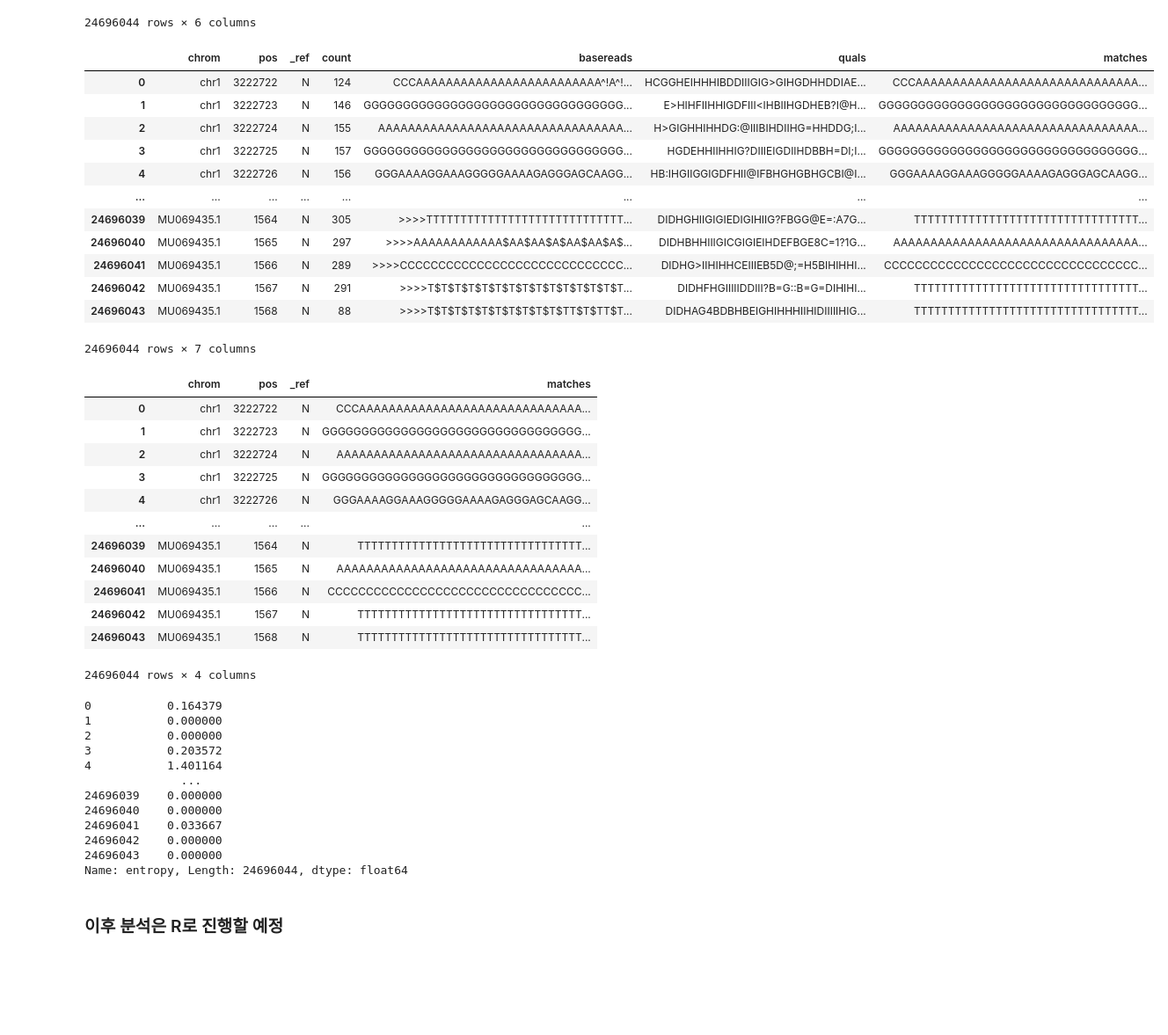
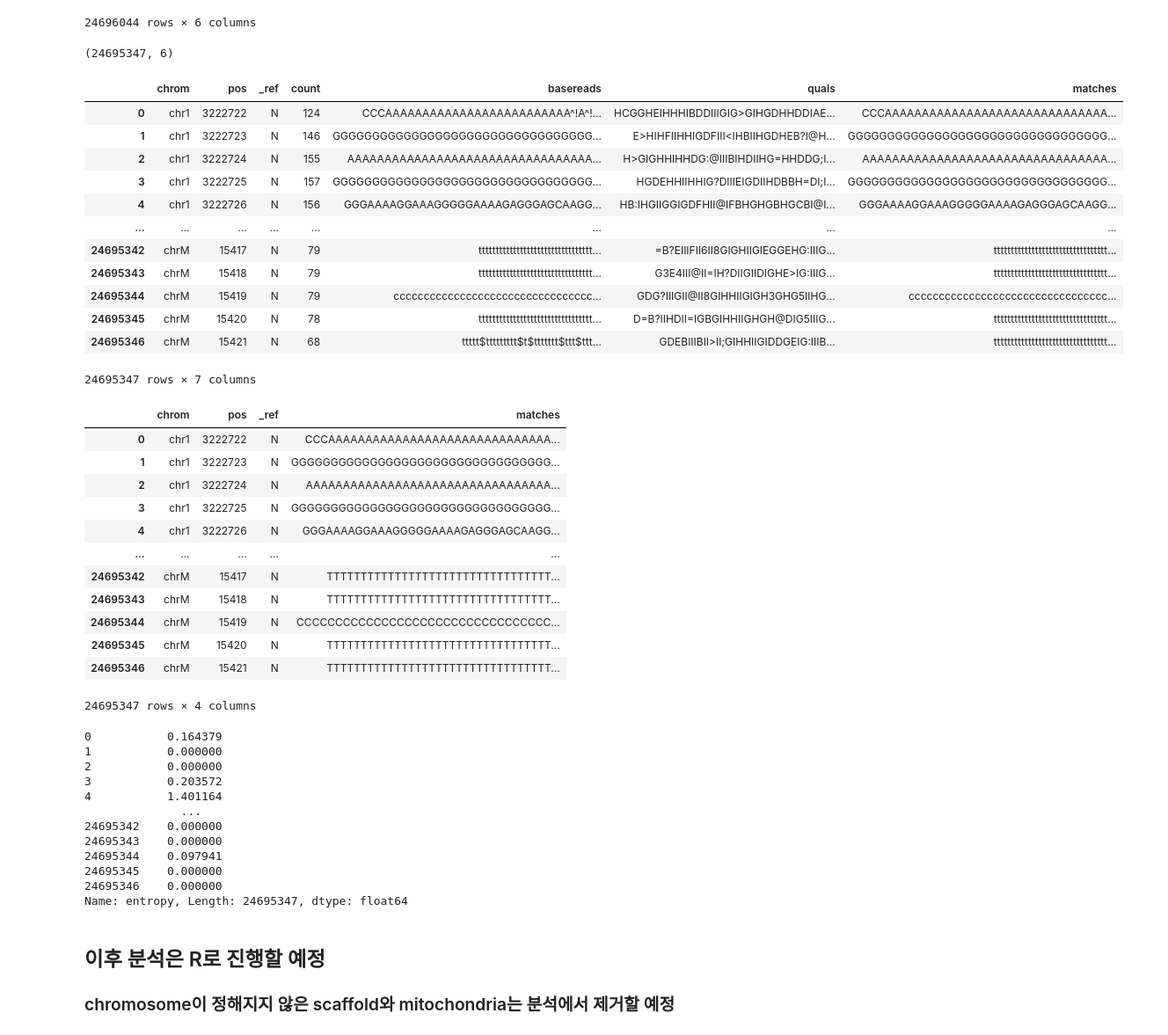
Before and after one commit to heomanism/Bioinformatics1, a Jupyter notebook: Free_Proj/Bioinformatics1_FreeProject.ipynb, the cells around one changed output. Shown: that part at 88% size. Saved outputs shown, nothing was run; the diff lists cells and outputs as text; code cells hidden in the pictures; blank space fills up the shorter version.

```diff
--- a/Free_Proj/Bioinformatics1_FreeProject.ipynb
+++ b/Free_Proj/Bioinformatics1_FreeProject.ipynb
@@ -202,24 +238,31 @@ pileup_35L33G
 | 24696042 | MU069435.1 | 1567 | N | 291 | >>>>T$T$T$T$T$T$T$T$T$T$T$T$T$T$T... | DIDHFHGIIIIIDDIII?B=G::B=G=DIHIHI... |
 | 24696043 | MU069435.1 | 1568 | N | 88 | >>>>T$T$T$T$T$T$T$T$T$T$TT$T$TT$T... | DIDHAG4BDBHBEIGHIHHHIIHIDIIIIIHIG... |
 24696044 rows × 6 columns
+# %%
+## chromosome filtering
+chrfiltered_pileup_35L33G = pileup_35L33G[pileup_35L33G['chrom'].str.startswith("chr")].copy()
+# %%
+chrfiltered_pileup_35L33G.shape
+# %% [output]
+(24695347, 6)
 # %%
 import re
 toremove = re.compile('[<>$*#]')
 toremove2= re.compile('\^.')
-pileup_35L33G['matches'] = pileup_35L33G['basereads'].apply(lambda x: toremove.sub('', x))
-pileup_35L33G['matches'] = pileup_35L33G['matches'].apply(lambda x: toremove2.sub('', x))
-pileup_35L33G
+chrfiltered_pileup_35L33G['matches'] = chrfiltered_pileup_35L33G['basereads'].apply(lambda x: toremove.sub('', x))
+chrfiltered_pileup_35L33G['matches'] = chrfiltered_pileup_35L33G['matches'].apply(lambda x: toremove2.sub('', x))
+chrfiltered_pileup_35L33G
 # %% [output]
 |  | chrom | pos | _ref | count | basereads | quals | matches |
 | 0 | chr1 | 3222722 | N | 124 | CCCAAAAAAAAAAAAAAAAAAAAAAAAA^!A^!... | HCGGHEIHHHIBDDIIIGIG>GIHGDHHDDIAE... | CCCAAAAAAAAAAAAAAAAAAAAAAAAAAAAAA... |
 | 1 | chr1 | 3222723 | N | 146 | GGGGGGGGGGGGGGGGGGGGGGGGGGGGGGGGG... | E>HIHFIIHHIGDFIII<IHBIIHGDHEB?I@H... | GGGGGGGGGGGGGGGGGGGGGGGGGGGGGGGGG... |
 | 2 | chr1 | 3222724 | N | 155 | AAAAAAAAAAAAAAAAAAAAAAAAAAAAAAAAA... | H>GIGHHIHHDG:@IIIBIHDIIHG=HHDDG;I... | AAAAAAAAAAAAAAAAAAAAAAAAAAAAAAAAA... |
 | 3 | chr1 | 3222725 | N | 157 | GGGGGGGGGGGGGGGGGGGGGGGGGGGGGGGGG... | HGDEHHIIHHIG?DIIIEIGDIIHDBBH=DI;I... | GGGGGGGGGGGGGGGGGGGGGGGGGGGGGGGGG... |
 | 4 | chr1 | 3222726 | N | 156 | GGGAAAAGGAAAGGGGGAAAAGAGGGAGCAAGG... | HB:IHGIIGGIGDFHII@IFBHGHGBHGCBI@I... | GGGAAAAGGAAAGGGGGAAAAGAGGGAGCAAGG... |
 | ... | ... | ... | ... | ... | ... | ... | ... |
-| 24696039 | MU069435.1 | 1564 | N | 305 | >>>>TTTTTTTTTTTTTTTTTTTTTTTTTTTTT... | DIDHGHIIGIGIEDIGIHIIG?FBGG@E=:A7G... | TTTTTTTTTTTTTTTTTTTTTTTTTTTTTTTTT... |
-| 24696040 | MU069435.1 | 1565 | N | 297 | >>>>AAAAAAAAAAAA$AA$AA$A$AA$AA$A$... | DIDHBHHIIIGICGIGIEIHDEFBGE8C=1?1G... | AAAAAAAAAAAAAAAAAAAAAAAAAAAAAAAAA... |
-| 24696041 | MU069435.1 | 1566 | N | 289 | >>>>CCCCCCCCCCCCCCCCCCCCCCCCCCCCC... | DIDHG>IIHIHHCEIIIEB5D@;=H5BIHIHHI... | CCCCCCCCCCCCCCCCCCCCCCCCCCCCCCCCC... |
-| 24696042 | MU069435.1 | 1567 | N | 291 | >>>>T$T$T$T$T$T$T$T$T$T$T$T$T$T$T... | DIDHFHGIIIIIDDIII?B=G::B=G=DIHIHI... | TTTTTTTTTTTTTTTTTTTTTTTTTTTTTTTTT... |
-| 24696043 | MU069435.1 | 1568 | N | 88 | >>>>T$T$T$T$T$T$T$T$T$T$TT$T$TT$T... | DIDHAG4BDBHBEIGHIHHHIIHIDIIIIIHIG... | TTTTTTTTTTTTTTTTTTTTTTTTTTTTTTTTT... |
+| 24695342 | chrM | 15417 | N | 79 | ttttttttttttttttttttttttttttttttt... | =B?EIIIFII6II8GIGHIIGIEGGEHG:IIIG... | ttttttttttttttttttttttttttttttttt... |
+| 24695343 | chrM | 15418 | N | 79 | ttttttttttttttttttttttttttttttttt... | G3E4III@II=IH?DIIGIIDIGHE>IG:IIIG... | ttttttttttttttttttttttttttttttttt... |
+| 24695344 | chrM | 15419 | N | 79 | ccccccccccccccccccccccccccccccccc... | GDG?IIIGII@II8GIHHIIGIGH3GHG5IIHG... | ccccccccccccccccccccccccccccccccc... |
+| 24695345 | chrM | 15420 | N | 78 | ttttttttttttttttttttttttttttttttt... | D=B?IIHDII=IGBGIHHIIGHGH@DIG5IIIG... | ttttttttttttttttttttttttttttttttt... |
+| 24695346 | chrM | 15421 | N | 68 | ttttt$ttttttttt$t$ttttttt$ttt$ttt... | GDEBIIIBII>II;GIHHIIGIDDGEIG:IIIB... | ttttttttttttttttttttttttttttttttt... |
-24696044 rows × 7 columns
+24695347 rows × 7 columns
@@ -226,5 +272,5 @@ pileup_35L33G
 # %%
-pileup_35L33G[['chrom', 'pos','_ref','matches']]
+chrfiltered_pileup_35L33G[['chrom', 'pos','_ref','matches']]
 # %% [output]
 |  | chrom | pos | _ref | matches |
 | 0 | chr1 | 3222722 | N | CCCAAAAAAAAAAAAAAAAAAAAAAAAAAAAAA... |
@@ -233,15 +279,15 @@ pileup_35L33G[['chrom', 'pos','_ref','matches']]
 | 3 | chr1 | 3222725 | N | GGGGGGGGGGGGGGGGGGGGGGGGGGGGGGGGG... |
 | 4 | chr1 | 3222726 | N | GGGAAAAGGAAAGGGGGAAAAGAGGGAGCAAGG... |
 | ... | ... | ... | ... | ... |
-| 24696039 | MU069435.1 | 1564 | N | TTTTTTTTTTTTTTTTTTTTTTTTTTTTTTTTT... |
-| 24696040 | MU069435.1 | 1565 | N | AAAAAAAAAAAAAAAAAAAAAAAAAAAAAAAAA... |
-| 24696041 | MU069435.1 | 1566 | N | CCCCCCCCCCCCCCCCCCCCCCCCCCCCCCCCC... |
-| 24696042 | MU069435.1 | 1567 | N | TTTTTTTTTTTTTTTTTTTTTTTTTTTTTTTTT... |
-| 24696043 | MU069435.1 | 1568 | N | TTTTTTTTTTTTTTTTTTTTTTTTTTTTTTTTT... |
+| 24695342 | chrM | 15417 | N | TTTTTTTTTTTTTTTTTTTTTTTTTTTTTTTTT... |
+| 24695343 | chrM | 15418 | N | TTTTTTTTTTTTTTTTTTTTTTTTTTTTTTTTT... |
+| 24695344 | chrM | 15419 | N | CCCCCCCCCCCCCCCCCCCCCCCCCCCCCCCCC... |
+| 24695345 | chrM | 15420 | N | TTTTTTTTTTTTTTTTTTTTTTTTTTTTTTTTT... |
+| 24695346 | chrM | 15421 | N | TTTTTTTTTTTTTTTTTTTTTTTTTTTTTTTTT... |
-24696044 rows × 4 columns
+24695347 rows × 4 columns
 # %%
-pileup_35L33G['entropy'] = pileup_35L33G['matches'].map(lambda x : estimate_shannon_entropy(x))
-pileup_35L33G['entropy']
+chrfiltered_pileup_35L33G['entropy'] = chrfiltered_pileup_35L33G['matches'].map(lambda x : estimate_shannon_entropy(x))
+chrfiltered_pileup_35L33G['entropy']
 # %% [output]
 0           0.164379
 1           0.000000
@@ -249,10 +295,10 @@ pileup_35L33G['entropy']
 3           0.203572
 4           1.401164
               ...
-24696039    0.000000
-24696040    0.000000
-24696041    0.033667
-24696042    0.000000
-24696043    0.000000
-Name: entropy, Length: 24696044, dtype: float64
+24695342    0.000000
+24695343    0.000000
+24695344    0.097941
+24695345    0.000000
+24695346    0.000000
+Name: entropy, Length: 24695347, dtype: float64
 # %%
@@ -260,2 +306,3 @@ pileup_35L33G.to_csv("pileup35L33G_filtered.csv", sep=',',index=False)
 # %% [markdown]
-### 이후 분석은 R로 진행할 예정
+## 이후 분석은 R로 진행할 예정
+### chromosome이 정해지지 않은 scaffold와 mitochondria는 분석에서 제거할 예정
```
Also changed, not shown: parts of 4 cells of this notebook.
